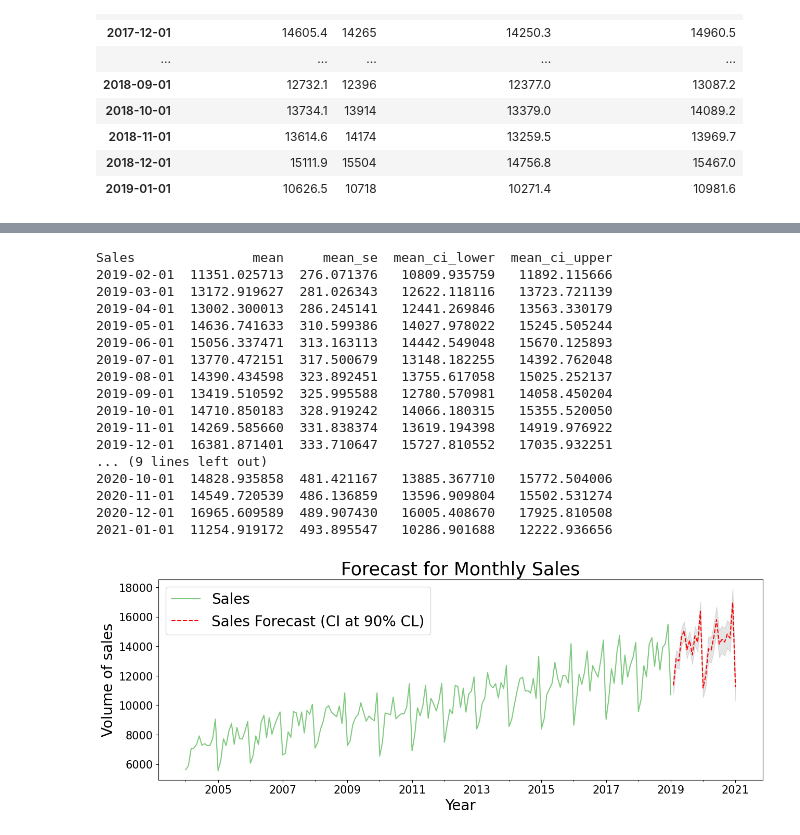
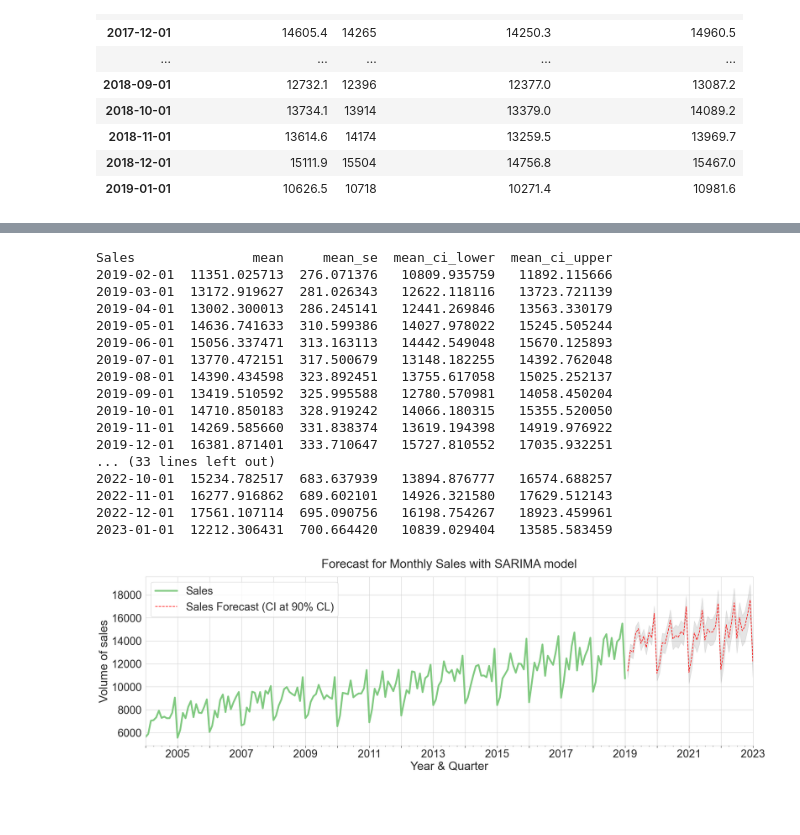
Before and after one commit to ivheredia/Time-Series-Forecast, a Jupyter notebook: Forecast_sales.ipynb, the cells around one changed output, grey strips where cells are left out. Saved outputs shown, nothing was run; the diff lists cells and outputs as text; code cells hidden in the pictures; blank space fills up the shorter version.

```diff
--- a/Forecast_sales.ipynb
+++ b/Forecast_sales.ipynb
@@ -108,13 +116,3 @@ df.tail(2)
 | Month |  |
 | 2018-12-01 | 15504 |
 | 2019-01-01 | 10718 |
-# %%
-#Plot Timeseries:
-ax =  df['Sales'].plot(legend =True, table = False, grid = True, subplots = False, figsize =(25,9), fontsize = 25, colormap = 'Accent', linestyle='-', stacked=False)
-plt.ylabel('Volume of sales',horizontalalignment="center",fontstyle = "normal", fontsize = 25, fontfamily = "sans-serif")
-plt.xlabel('Year & Quarter',horizontalalignment="center",fontstyle = "normal", fontsize = 25, fontfamily = "sans-serif")
-plt.title('Monthly Sales Timeseries Analysis \n',horizontalalignment="center", fontstyle = "normal", fontsize = 28, fontfamily = "sans-serif")
-plt.legend(loc='upper left', fontsize = 30)
-plt.xticks(rotation=0, horizontalalignment="center")
-plt.yticks(rotation=0, horizontalalignment="right")
-ax.autoscale(enable=True, axis='x', tight=False)
@@ -728,13 +823,17 @@ CONVERGENCE: REL_REDUCTION_OF_F_<=_FACTR*EPSMCH
 # %%
-# Now let's forecast the next 24 months (feb 2019 - jan 2021):
+# Now let's forecast 4 years ahead (feb 2019 - jan 2023):
+
 #forecast_SARIMA_predictions = SARIMAfit.predict(start = len(df), end = len(df)+23, dynamic = False, typ = 'levels').rename('Forecast')
 # etc. etc., as we did before.
 
 # Instead, I'm going to use .get_forecast to obtain correct confidence intervals:
 # https://www.statsmodels.org/dev/examples/notebooks/generated/statespace_forecasting.html#Prediction-vs-Forecasting
 
-forecast_SARIMA_predictions = SARIMAfit.get_forecast(steps=24)
-print(forecast_SARIMA_predictions.summary_frame(alpha=0.05)) # here alpha is CL.
+forecast_SARIMA_predictions = SARIMAfit.get_forecast(steps=48)
+
+# Construct dataframe with forecasts:
+fcast = forecast_SARIMA_predictions.summary_frame(alpha=0.05) #here alpha is CL.
+print(fcast)
 # %% [output]
 Sales               mean     mean_se  mean_ci_lower  mean_ci_upper
 2019-02-01  11351.025713  276.071376   10809.935759   11892.115666
@@ -748,28 +847,28 @@ Sales               mean     mean_se  mean_ci_lower  mean_ci_upper
 2019-10-01  14710.850183  328.919242   14066.180315   15355.520050
 2019-11-01  14269.585660  331.838374   13619.194398   14919.976922
 2019-12-01  16381.871401  333.710647   15727.810552   17035.932251
-... (9 lines left out)
-2020-10-01  14828.935858  481.421167   13885.367710   15772.504006
-2020-11-01  14549.720539  486.136859   13596.909804   15502.531274
-2020-12-01  16965.609589  489.907430   16005.408670   17925.810508
-2021-01-01  11254.919172  493.895547   10286.901688   12222.936656
+... (33 lines left out)
+2022-10-01  15234.782517  683.637939   13894.876777   16574.688257
+2022-11-01  16277.916862  689.602101   14926.321580   17629.512143
+2022-12-01  17561.107114  695.090756   16198.754267   18923.459961
+2023-01-01  12212.306431  700.664420   10839.029404   13585.583459
 # %%
-fig, ax = plt.subplots(figsize=(15, 5))
+# Plot the data (here we are sub-setting it to get a better look at the forecasts)
+ax = df[df.index.year>=2004]["Sales"].plot(legend =True, grid = True, figsize =(25,7), fontsize = 25, colormap = 'Accent', linestyle='-', linewidth = 4)
 
-# Plot the data (here we are sub-setting it to get a better look at the forecasts)
-df[df.index.year>=2004]["Sales"].plot(ax=ax, legend =True, table = False, grid = True, fontsize = 15, colormap = 'Accent', linestyle='-', stacked=False)
+# Plot 4-years sales forecast:
+fcast['mean'].rename('Sales Forecast (CI at 90% CL)').plot(ax=ax, style='r--')
 
-# Construct the forecasts
-fcast = forecast_SARIMA_predictions.summary_frame(alpha=0.05) #here alpha is CL.
-fcast['mean'].rename('Sales Forecast (CI at 90% CL)').plot(ax=ax, style='r--')
+# Plot 95% CL band:
 ax.fill_between(fcast.index, fcast['mean_ci_lower'], fcast['mean_ci_upper'], color='k', alpha=0.1); #here alpha is transparency
 
-plt.ylabel('Volume of sales',horizontalalignment="center",fontstyle = "normal", fontsize = 20, fontfamily = "sans-serif")
-plt.xlabel('Year',horizontalalignment="center",fontstyle = "normal", fontsize = 20, fontfamily = "sans-serif")
-plt.title('Forecast for Monthly Sales',horizontalalignment="center", fontstyle = "normal", fontsize = 25, fontfamily = "sans-serif")
-plt.legend(loc='upper left', fontsize = 20)
-plt.xticks(rotation=0, horizontalalignment="center")
-plt.yticks(rotation=0, horizontalalignment="right")
-ax.autoscale(enable=True, axis='x', tight=False)
+#Configure x and y labels:
+setup_ticks(ax)
+plt.ylabel('Volume of sales', fontsize = 27)
+plt.xlabel('Year & Quarter', fontsize = 27)
+plt.title('Forecast for Monthly Sales with SARIMA model', fontsize = 28, pad=20)
+plt.legend(loc='upper left', fontsize = 25)
+plt.xticks(rotation=0)
+ax.autoscale(enable=True, axis='x', tight=True)
 # %% [output]
-[figure, old version]
+[figure, new version]
```
Also changed, not shown: parts of 79 cells of this notebook, 1 other file.
